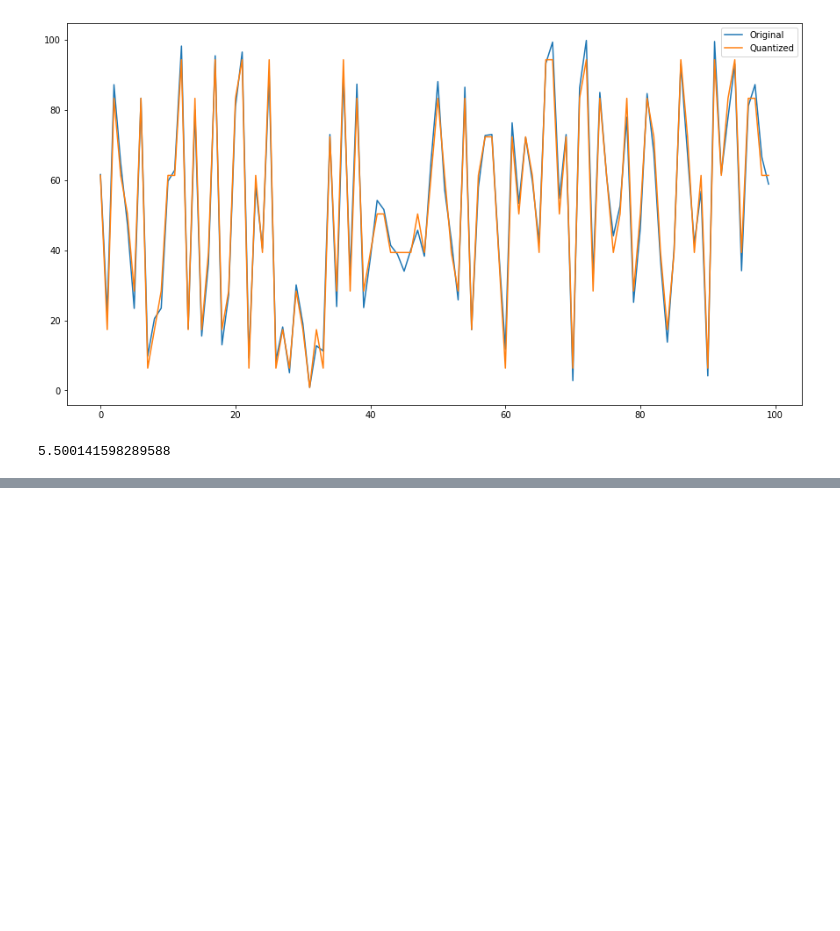
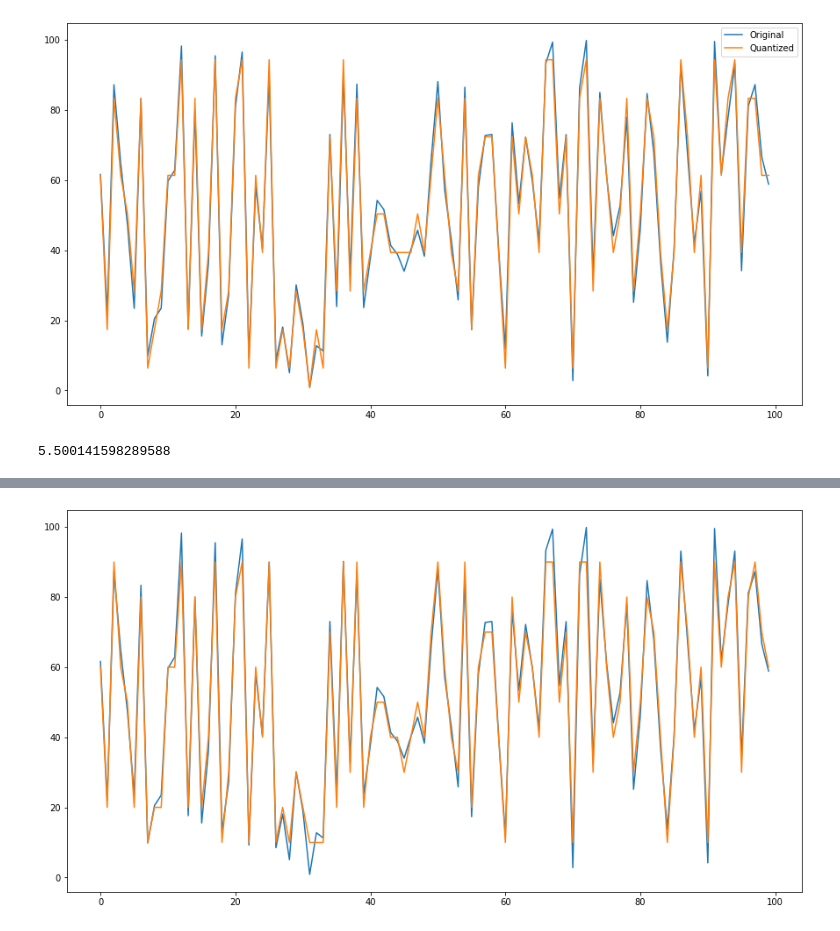
Before and after one commit to Bhavnicksm/dsp_lab_notebooks, a Jupyter notebook: EE333_Lab_2.ipynb, the cells around one changed output, grey strips where cells are left out. Cells and saved outputs as stored; diff of their text form; code cells hidden in the pictures; blank space fills up the shorter version.

```diff
--- a/EE333_Lab_2.ipynb
+++ b/EE333_Lab_2.ipynb
@@ -215,0 +243,27 @@ print(max(x-out['output']))
+# %%
+def lev_quant(x,v):
+  y = []
+  v = np.sort(np.asarray(v))
+  for xi in x:
+    i = np.argmax(v >= xi)
+    upper_err = v[i]-xi if v[i]>xi else 0
+    lower_err = xi - v[i-1] if i>0 else 0
+    upper = v[i] if v[i]>xi else v[-1]
+    lower = v[i-1] if i>0 else v[0]
+
+    if upper_err > lower_err:
+      y.append(lower)
+    else:
+      y.append(upper)
+
+  return np.asarray(y)
+# %%
+v_example = [10,20,30,40,50,60,70,80,90]
+y = lev_quant(x,v_example)
+
+plt.figure(figsize=(15,8))
+plt.plot(x,label="Original")
+plt.plot(y,label="Quantized")
+plt.show()
+# %% [output]
+[figure, added]
```
Also changed, not shown: parts of 12 cells of this notebook.
